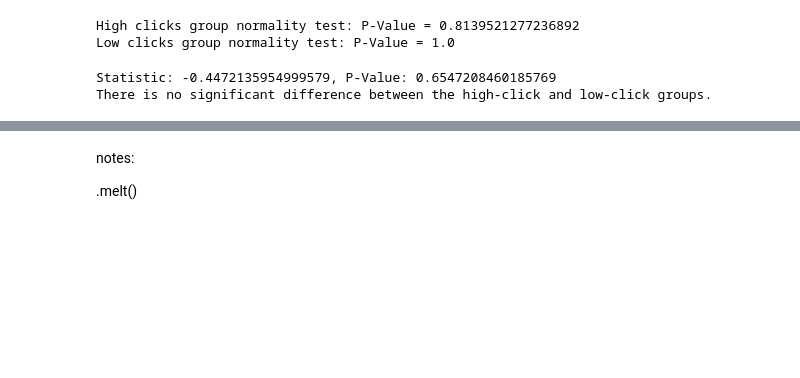
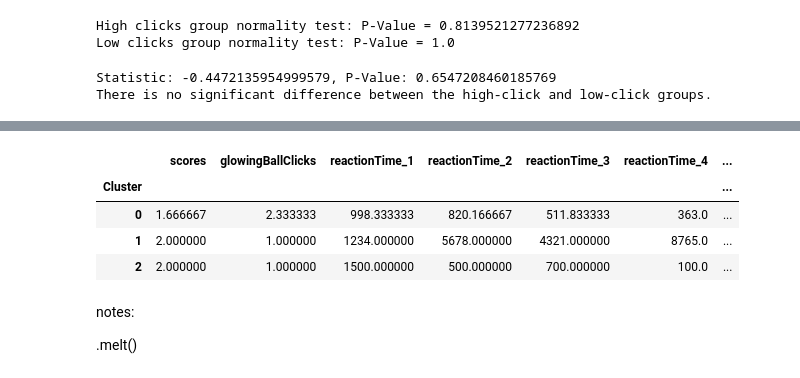
Before and after one commit to affanhamid/NeuroScout, a Jupyter notebook: backend/games/Glow.ipynb, the cells around one changed output, grey strips where cells are left out. Drawn from its saved outputs; the diff is of its cells as text; code cells hidden in the pictures; blank space fills up the shorter version.

Commit message:
Glow game - clustering

```diff
--- a/backend/games/Glow.ipynb
+++ b/backend/games/Glow.ipynb
@@ -228,0 +234,6 @@ There is no significant difference between the high-click and low-click groups.
+# %%
+clustering_data = game_data[['scores', 'glowingBallClicks', 'averageReactionTime', 'averageReactionTimeGlow']].dropna()
+kmeans = KMeans(n_clusters=3, random_state=0).fit(clustering_data)
+game_data['Cluster'] = kmeans.labels_
+
+game_data[['scores', 'glowingBallClicks', 'Cluster']]
@@ -229,3 +255,13 @@ There is no significant difference between the high-click and low-click groups.
+# %%
+# Calculate the mean of each feature for each cluster
+cluster_means = game_data.groupby('Cluster').mean()
+cluster_means
+# %% [output]
+|  | scores | glowingBallClicks | reactionTime_1 | reactionTime_2 | reactionTime_3 | reactionTime_4 | ... |
+| Cluster |  |  |  |  |  |  | ... |
+| 0 | 1.666667 | 2.333333 | 998.333333 | 820.166667 | 511.833333 | 363.0 | ... |
+| 1 | 2.000000 | 1.000000 | 1234.000000 | 5678.000000 | 4321.000000 | 8765.0 | ... |
+| 2 | 2.000000 | 1.000000 | 1500.000000 | 500.000000 | 700.000000 | 100.0 | ... |
 # %% [markdown]
 notes:
 
```
Also changed, not shown: parts of 6 cells of this notebook.
